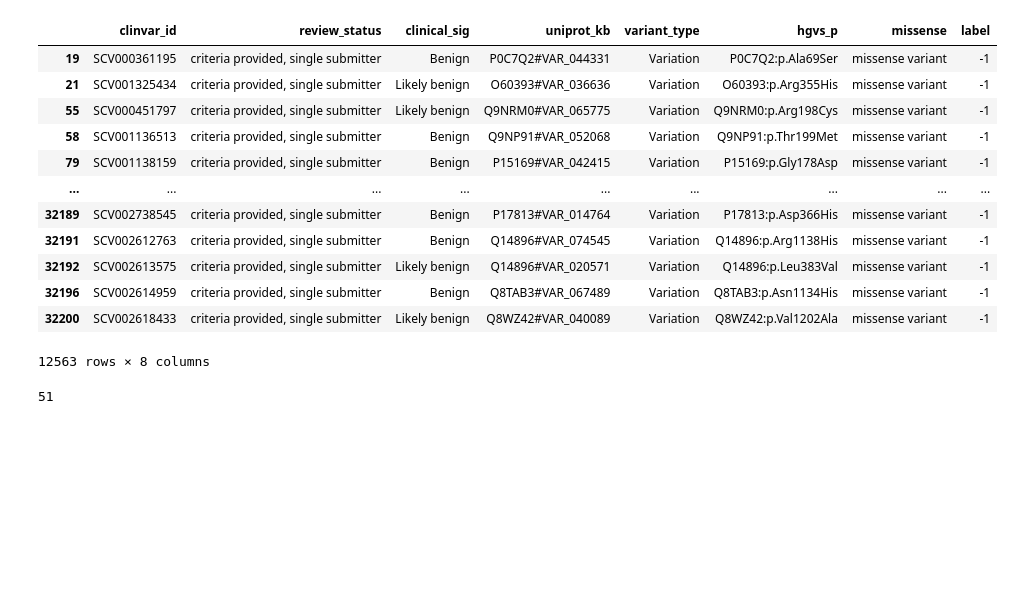
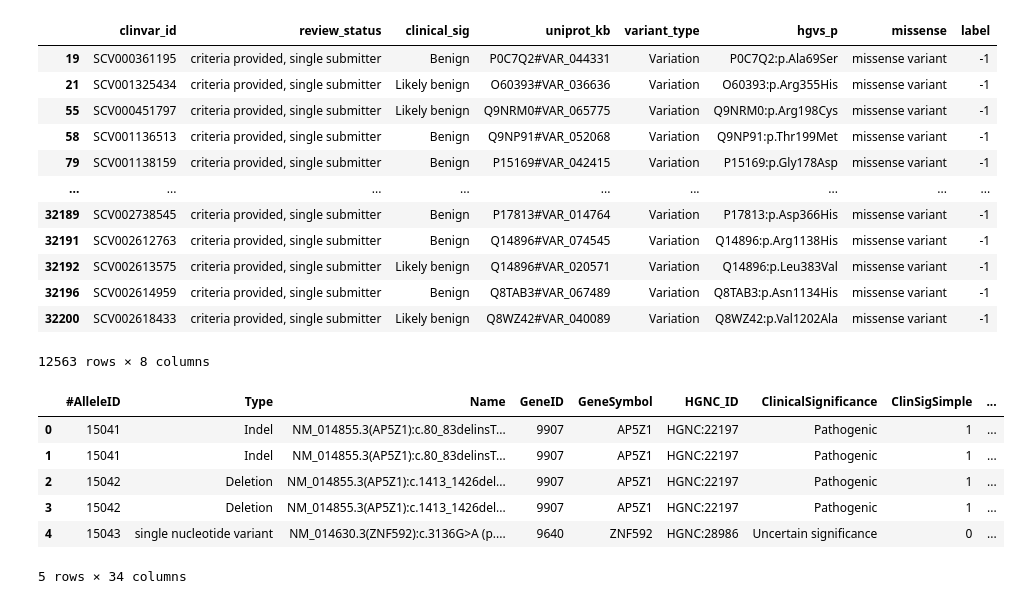
Before and after one commit to zshuyinggg/ppi_mutation, a Jupyter notebook: scripts/clinvar.ipynb, the cells around one changed output. Saved outputs shown, nothing was run; the diff lists cells and outputs as text; code cells hidden in the pictures; blank space fills up the shorter version.

```diff
--- a/scripts/clinvar.ipynb
+++ b/scripts/clinvar.ipynb
@@ -155,4 +152,0 @@ generate_example(0,5000)
-# %%
-find_line('HGVS')
-# %% [output]
-51
@@ -165,0 +155,10 @@ SCV000258941 L1257
+# %%
+f.head()
+# %% [output]
+|  | #AlleleID | Type | Name | GeneID | GeneSymbol | HGNC_ID | ClinicalSignificance | ClinSigSimple | ... |
+| 0 | 15041 | Indel | NM_014855.3(AP5Z1):c.80_83delinsT... | 9907 | AP5Z1 | HGNC:22197 | Pathogenic | 1 | ... |
+| 1 | 15041 | Indel | NM_014855.3(AP5Z1):c.80_83delinsT... | 9907 | AP5Z1 | HGNC:22197 | Pathogenic | 1 | ... |
+| 2 | 15042 | Deletion | NM_014855.3(AP5Z1):c.1413_1426del... | 9907 | AP5Z1 | HGNC:22197 | Pathogenic | 1 | ... |
+| 3 | 15042 | Deletion | NM_014855.3(AP5Z1):c.1413_1426del... | 9907 | AP5Z1 | HGNC:22197 | Pathogenic | 1 | ... |
+| 4 | 15043 | single nucleotide variant | NM_014630.3(ZNF592):c.3136G>A (p.... | 9640 | ZNF592 | HGNC:28986 | Uncertain significance | 0 | ... |
+5 rows × 34 columns
```
Also changed, not shown: parts of 19 cells of this notebook, 5 other files.
